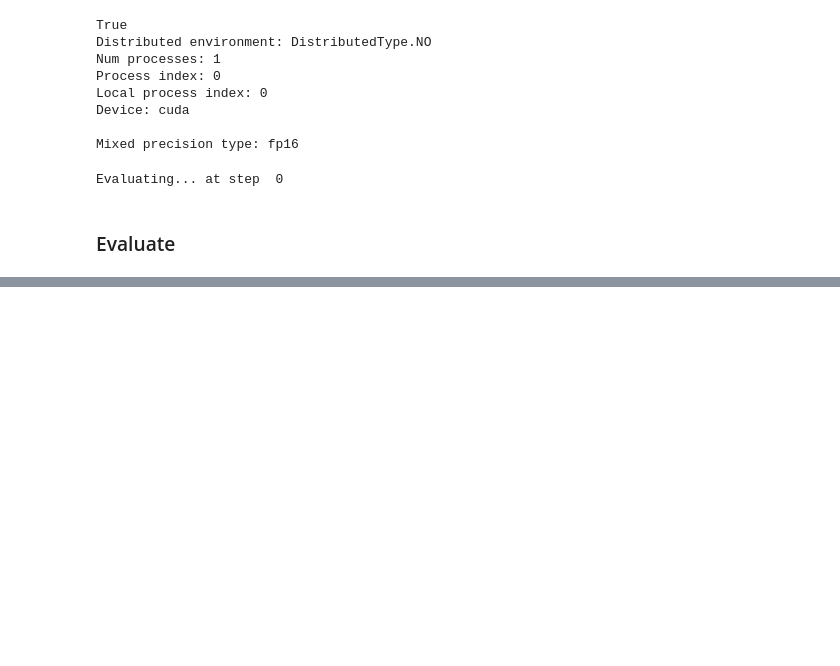
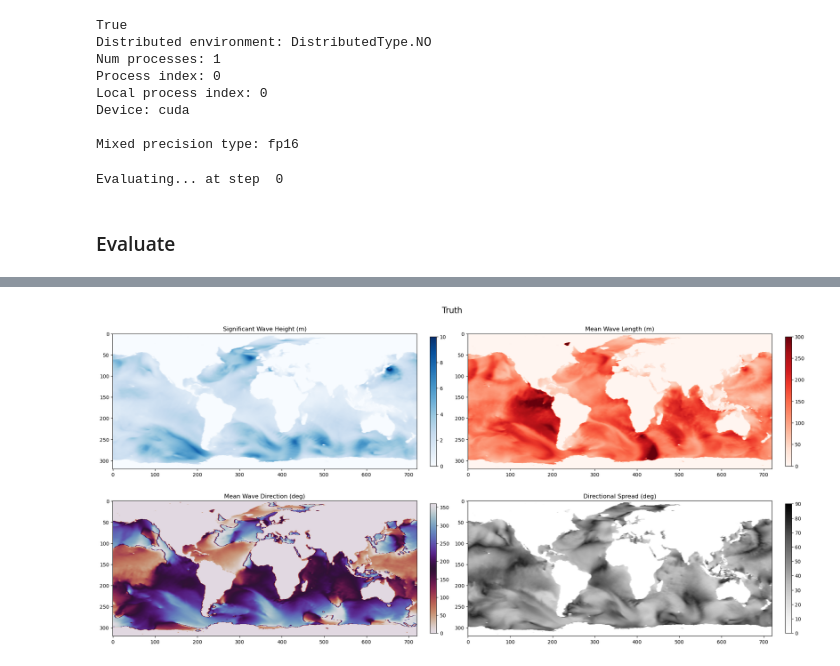
Before and after one commit to jiarong-wu/wavediffusion, a Jupyter notebook: example/wave_simple.ipynb, the cells around one changed output, grey strips where cells are left out. Saved outputs shown, nothing was run; the diff lists cells and outputs as text; code cells hidden in the pictures; blank space fills up the shorter version.

```diff
--- a/example/wave_simple.ipynb
+++ b/example/wave_simple.ipynb
@@ -177,0 +243,21 @@ plt.show()
+# %%
+from torchvision import transforms as tf
+fig, axes = plt.subplots(2, 2, figsize=(20, 10))
+img0 = axes[0,0].imshow(x_truth.cpu().numpy()[0,::-1], vmin=0, vmax=10, cmap='Blues')
+img1 = axes[0,1].imshow(x_truth.cpu().numpy()[1,::-1], vmin=0, vmax=300, cmap='Reds')
+img2 = axes[1,0].imshow(x_truth.cpu().numpy()[2,::-1], vmin=0, vmax=360, cmap='twilight_r')
+img3 = axes[1,1].imshow(x_truth.cpu().numpy()[3,::-1], vmin=0, vmax=90, cmap='Greys')
+plt.colorbar(img0, ax=axes[0,0], fraction=0.02, pad=0.04)
+plt.colorbar(img1, ax=axes[0,1], fraction=0.02, pad=0.04)
+plt.colorbar(img2, ax=axes[1,0], fraction=0.02, pad=0.04)
+plt.colorbar(img3, ax=axes[1,1], fraction=0.02, pad=0.04)
+axes[0,0].set_title('Significant Wave Height (m)')
+axes[0,1].set_title('Mean Wave Length (m)')
+axes[1,0].set_title('Mean Wave Direction (deg)')
+axes[1,1].set_title('Directional Spread (deg)')
+
+plt.suptitle('Truth', fontsize=16)
+plt.tight_layout()
+plt.show()
+# %% [output]
+[figure, added]
```
Also changed, not shown: parts of 6 cells of this notebook, 1 other file.
